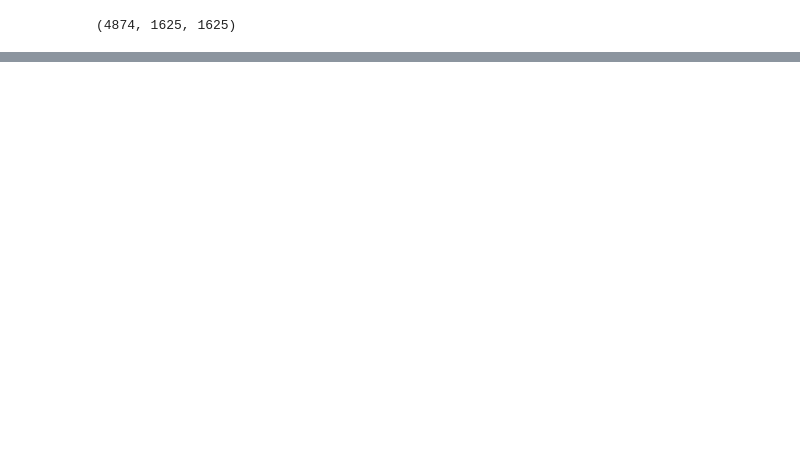
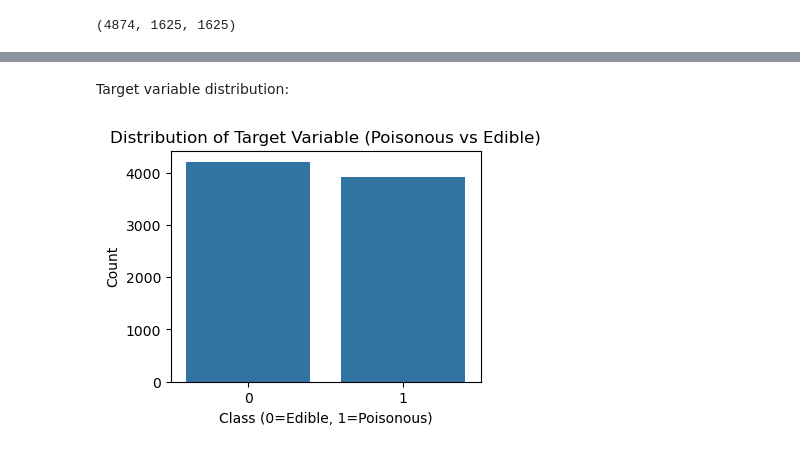
Before and after one commit to janagroening/mushroom_classification, a Jupyter notebook: notebooks/midterm_project.ipynb, the cells around one changed output, grey strips where cells are left out. Drawn from its saved outputs; the diff is of its cells as text; code cells hidden in the pictures; blank space fills up the shorter version.

```diff
--- a/notebooks/midterm_project.ipynb
+++ b/notebooks/midterm_project.ipynb
@@ -178,0 +228,12 @@ del df_test['class']
+# %% [markdown]
+Target variable distribution:
+# %%
+plt.figure(figsize=(4, 3))
+target_counts = df['class'].value_counts()
+sns.barplot(x=target_counts.index, y=target_counts.values)
+plt.title('Distribution of Target Variable (Poisonous vs Edible)')
+plt.xlabel('Class (0=Edible, 1=Poisonous)')
+plt.ylabel('Count')
+plt.show()
+# %% [output]
+[figure, added]
```
Also changed, not shown: parts of 76 cells of this notebook, 2 other files.
